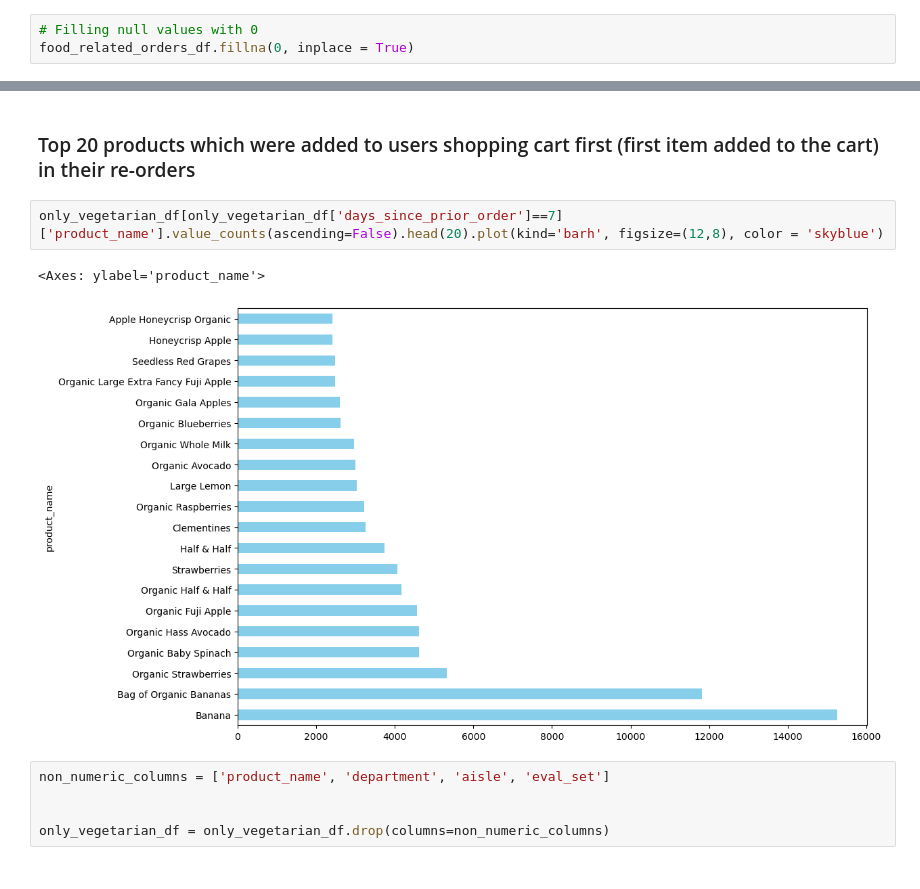
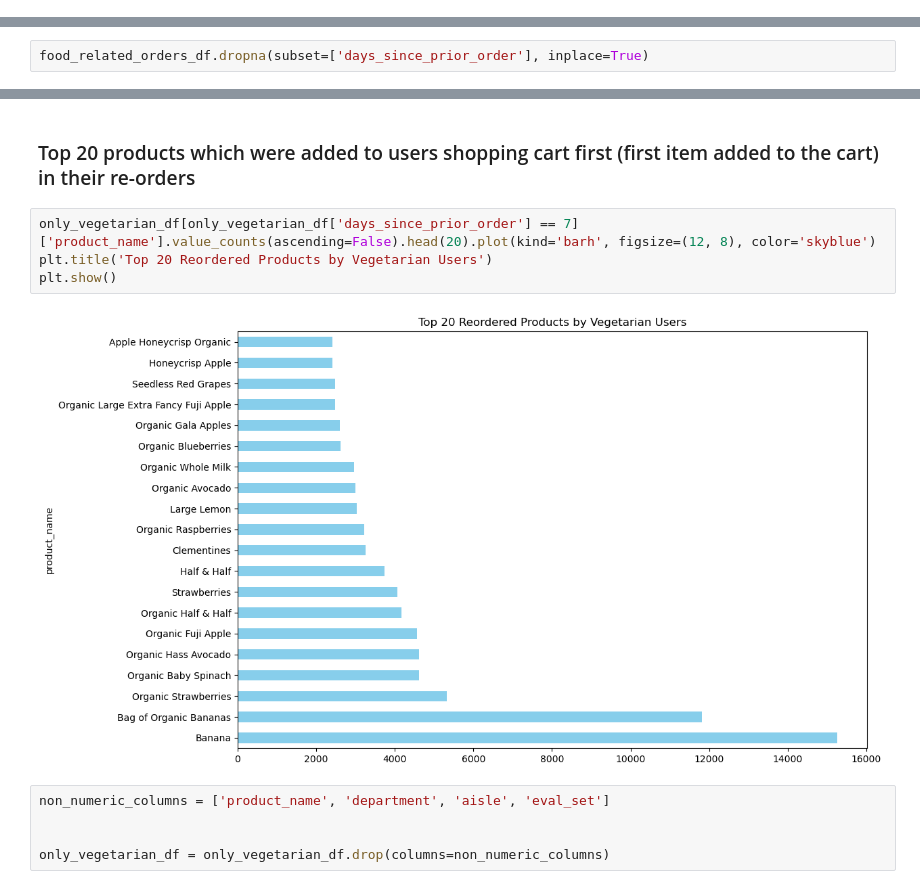
Before and after one commit to musairshad/Instacart-user-analysis, a Jupyter notebook: Instacart Basket Analysis .ipynb, the cells around one changed output, grey strips where cells are left out. Cells and saved outputs as stored; diff of their text form.

```diff
--- a/Instacart Basket Analysis 03.ipynb
+++ b/Instacart Basket Analysis .ipynb
@@ -326,3 +298,0 @@ Name: count, dtype: int64
-# %%
-# Filling null values with 0
-food_related_orders_df.fillna(0, inplace = True)
@@ -329,3 +324,5 @@ food_related_orders_df.fillna(0, inplace = True)
+# %%
+food_related_orders_df.dropna(subset=['days_since_prior_order'], inplace=True)
 # %%
 food_related_orders_df.isnull().sum()
 # %% [output]
@@ -712,10 +715,11 @@ only_vegetarian_df[only_vegetarian_df['days_since_prior_order']==7]['product_nam
 # %% [markdown]
 ### Top 20 products which were added to users shopping cart first (first item added to the cart) in their re-orders
 # %%
-only_vegetarian_df[only_vegetarian_df['days_since_prior_order']==7]['product_name'].value_counts(ascending=False).head(20).plot(kind='barh', figsize=(12,8), color = 'skyblue')
+only_vegetarian_df[only_vegetarian_df['days_since_prior_order'] == 7]['product_name'].value_counts(ascending=False).head(20).plot(kind='barh', figsize=(12, 8), color='skyblue')
+plt.title('Top 20 Reordered Products by Vegetarian Users')
+plt.show()
 # %% [output]
-<Axes: ylabel='product_name'>
-[figure, old version]
+[figure, new version]
 # %%
 non_numeric_columns = ['product_name', 'department', 'aisle', 'eval_set']
 
```
Also changed, not shown: parts of 12 cells of this notebook, 17 other files.
